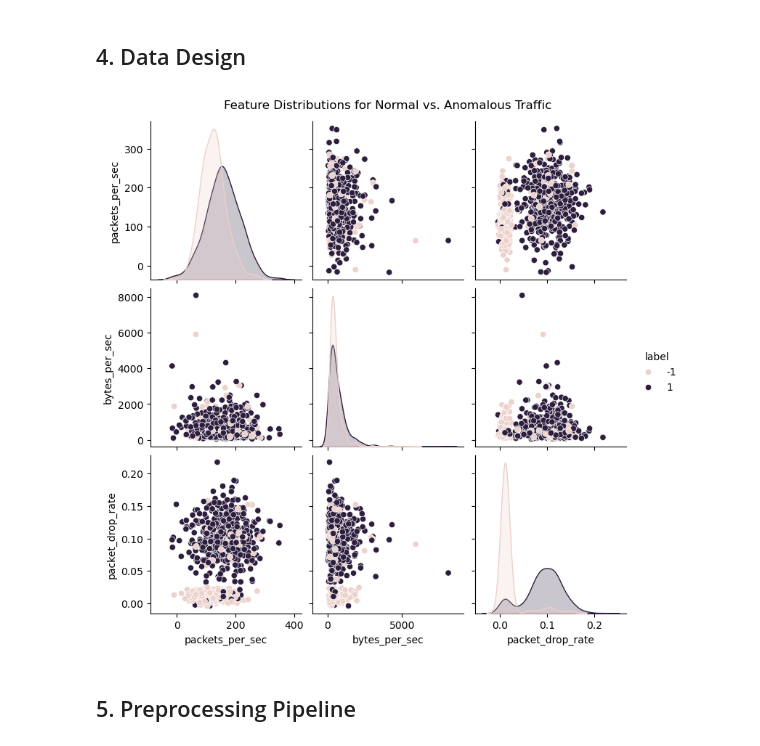
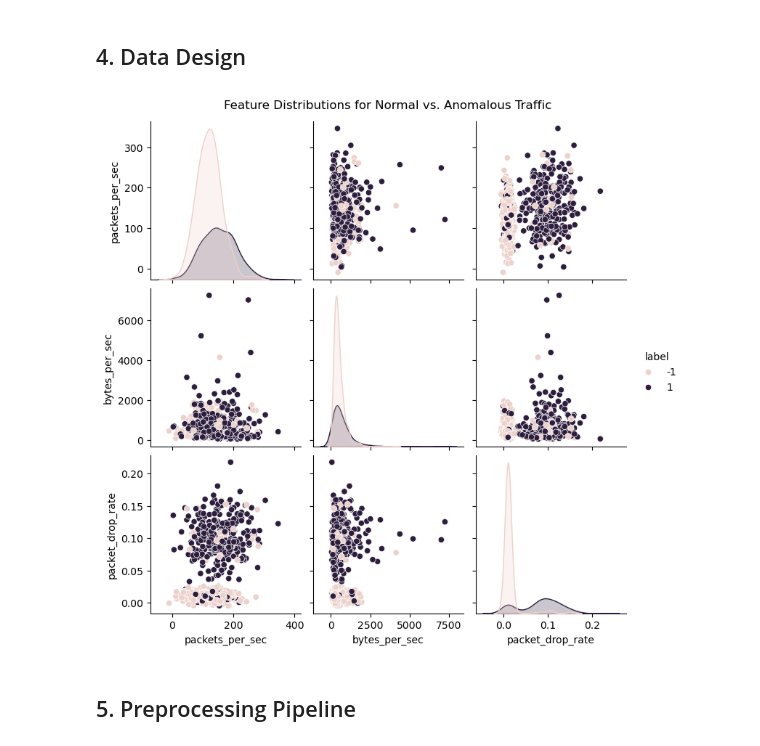
Before and after one commit to kabirarshafidz/SQA-2026-clone, a Jupyter notebook: personal_notebook.ipynb, the cells around one changed output. Saved outputs shown, nothing was run; the diff lists cells and outputs as text; code cells hidden in the pictures.

```diff
--- a/personal_notebook.ipynb
+++ b/personal_notebook.ipynb
@@ -39,35 +93,35 @@ def generate_network_traffic_data_2(n_samples=1000, anomaly_ratio=0.05):
     n_normal = n_samples - n_anomalous
 
     # Normal traffic
     normal_packets  = np.random.normal(120, 40, n_normal)
     normal_bytes = np.random.lognormal(mean=6, sigma=0.6, size=n_normal)
     normal_drop_rate = np.random.normal(loc=0.01, scale=0.005, size=n_normal)
 #     normal_protocol = np.random.choice([1], size=n_normal) # TCP only
 
     # Anomalous traffic
     anomaly_packets = np.random.normal(160, 60, n_anomalous)
     anomaly_bytes = np.random.lognormal(mean=6.2, sigma=0.9, size=n_anomalous)
     anomaly_drop_rate = np.random.normal(loc=0.1, scale=0.03, size=n_anomalous)
 #     anomaly_protocol = np.random.choice([2,3], size=n_anomalous) # sudden protocol change (e.g. UDP, ICMP)
 
     X = np.vstack([
         np.column_stack((normal_packets, normal_bytes, normal_drop_rate)),
         np.column_stack((anomaly_packets, anomaly_bytes, anomaly_drop_rate))
     ])
 
     y = np.array([-1]*n_normal + [1]*n_anomalous)
     flip_idx = np.random.choice(len(y), size=int(0.1*len(y)), replace=False)
     y[flip_idx] *= -1
 
     return pd.DataFrame(X, columns=["packets_per_sec", "bytes_per_sec", "packet_drop_rate"]), y
 
-X_df, y = generate_network_traffic_data_2(n_samples=1000, anomaly_ratio=0.5)
+X_df, y = generate_network_traffic_data_2(n_samples=1000, anomaly_ratio=0.3)
 
 sns.pairplot(pd.DataFrame(X_df).assign(label=y), hue="label", diag_kind="kde")
 plt.suptitle("Feature Distributions for Normal vs. Anomalous Traffic", y=1.02)
 plt.show()
 # %% [output]
-[figure, old version]
+[figure, new version]
 # %% [markdown]
 ## 5. Preprocessing Pipeline
 # %%
```
Also changed, not shown: parts of 12 cells of this notebook.
